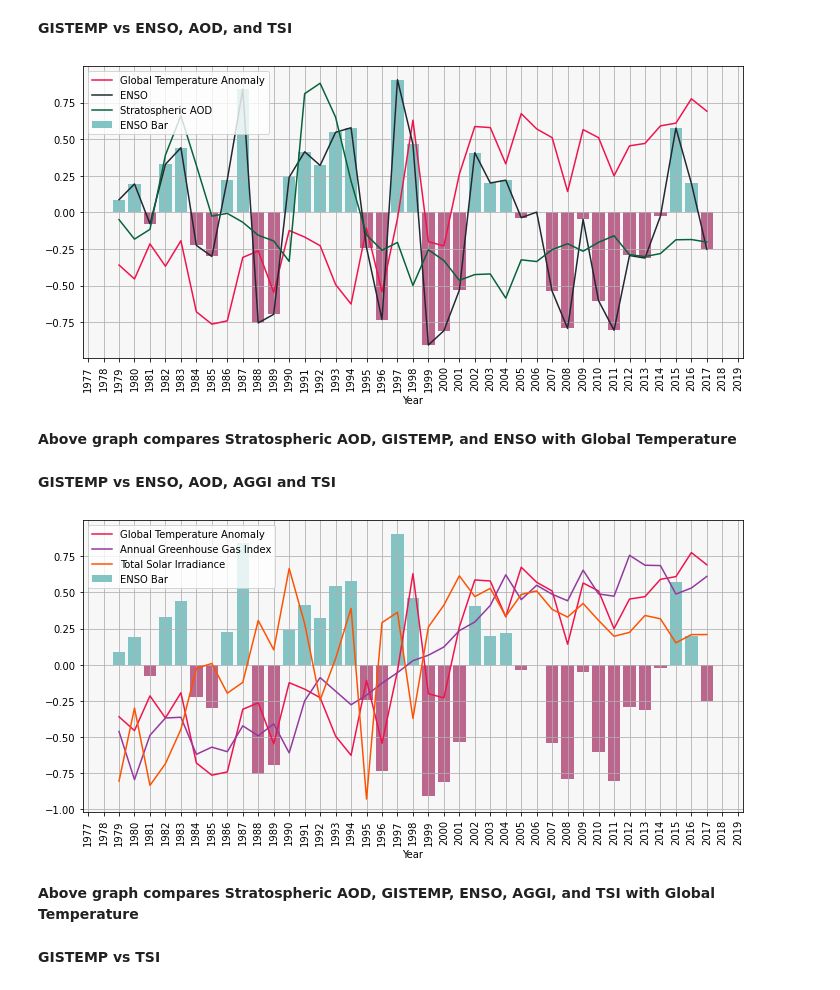
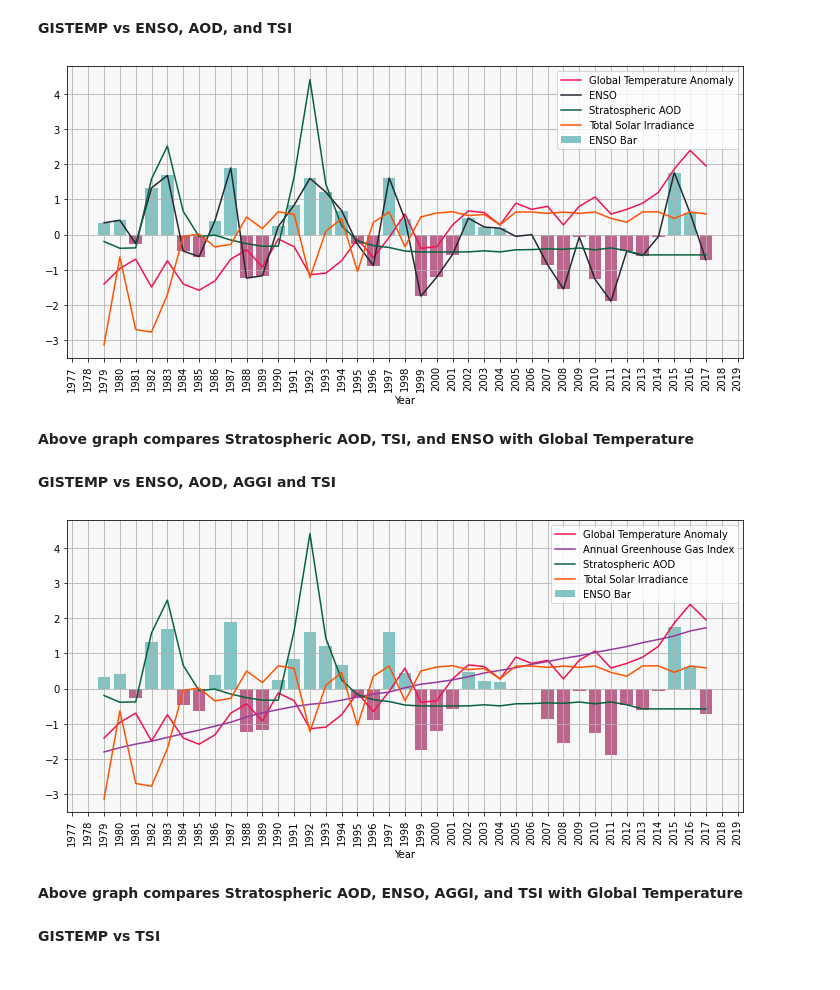
Before and after one commit to ambreen2006/Global-Temperature-Trend, a Jupyter notebook: Global Temperature Trend.ipynb, the cells around one changed output. Cells and saved outputs as stored; diff of their text form; code cells hidden in the pictures.

```diff
--- a/Global Temperature Trend.ipynb
+++ b/Global Temperature Trend.ipynb
@@ -781,7 +781,7 @@ from sklearn.preprocessing import normalize
 n = normalize(scaled)
 # %%
 #global_climate_df = pd.DataFrame(scaled, index = global_climate_df.index, columns = global_climate_df.columns)
-global_climate_df = pd.DataFrame(n, index = global_climate_df.index, columns = global_climate_df.columns)
+global_climate_df = pd.DataFrame(scaled, index = global_climate_df.index, columns = global_climate_df.columns)
 # %%
 global_climate_df.describe()
 # %% [output]
@@ -861,19 +861,19 @@ graph_temperature_vs_forcers(['ENSO', 'AOD_GLOBAL'], True)
 # %% [markdown]
 **GISTEMP vs ENSO, AOD, and TSI**
 # %%
-graph_temperature_vs_forcers(['ENSO','AOD_GLOBAL'], True)
+graph_temperature_vs_forcers(['ENSO','AOD_GLOBAL', 'TSI'], True)
 # %% [output]
-[figure, old version]
+[figure, new version]
 # %% [markdown]
-**Above graph compares Stratospheric AOD, GISTEMP, and ENSO with Global Temperature**
+**Above graph compares Stratospheric AOD, TSI, and ENSO with Global Temperature**
 # %% [markdown]
 **GISTEMP vs ENSO, AOD, AGGI and TSI**
 # %%
-graph_temperature_vs_forcers(['AGGI', 'TSI'], True)
+graph_temperature_vs_forcers(['AGGI', 'AOD_GLOBAL', 'TSI'], True)
 # %% [output]
-[figure, old version]
+[figure, new version]
 # %% [markdown]
-**Above graph compares Stratospheric AOD, GISTEMP, ENSO, AGGI, and TSI with Global Temperature**
+**Above graph compares Stratospheric AOD, ENSO, AGGI, and TSI with Global Temperature**
 # %% [markdown]
 **GISTEMP vs TSI**
 # %%
```
Also changed, not shown: parts of 24 cells of this notebook.
